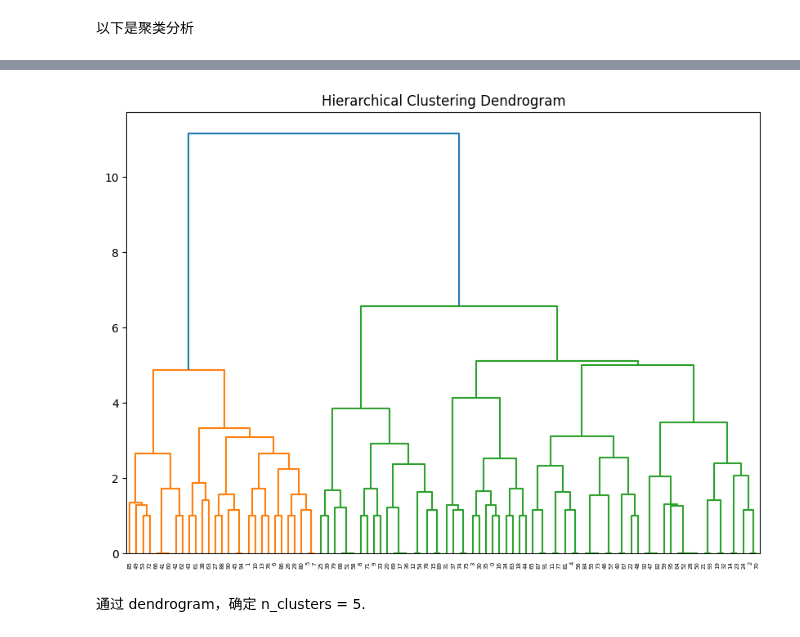
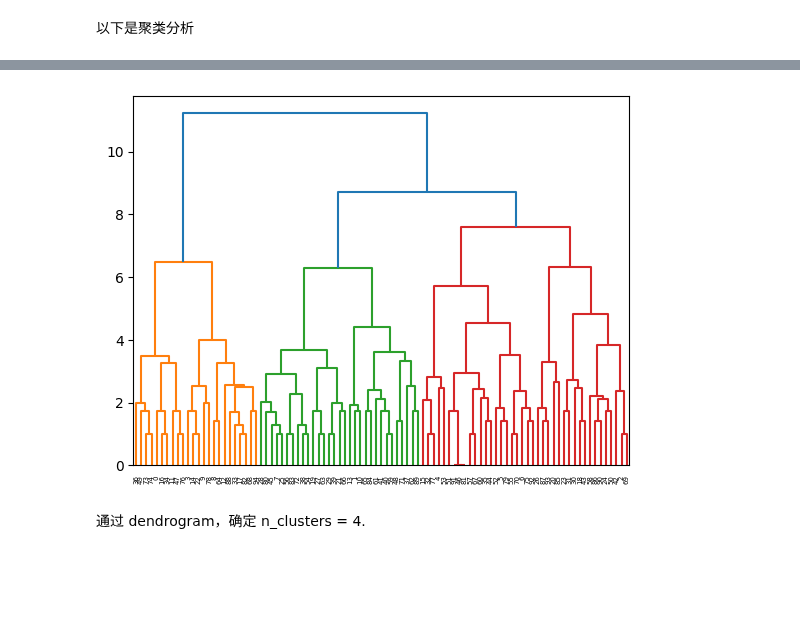
Before and after one commit to lilai3552/Market-Research-Social-Influencer, a Jupyter notebook: cluster.ipynb, the cells around one changed output, grey strips where cells are left out. Drawn from its saved outputs; the diff is of its cells as text; code cells hidden in the pictures; blank space fills up the shorter version.

```diff
--- a/cluster.ipynb
+++ b/cluster.ipynb
@@ -201,18 +242,10 @@ Index(['Demo_Education', 'Demo_Income', 'Demo_Gender', 'Influence_follow',
-# %%
-from scipy.cluster.hierarchy import linkage, dendrogram
-from matplotlib import pyplot as plt
-
-cluster_variables = pd.DataFrame()
-
-cluster_variables = df_cluster.iloc[:, [0,1,2,3,8,9]]
-
-links = linkage(cluster_variables, 'ward')
-
-plt.figure(figsize=(10,7))
-dendrogram(links)
-plt.title('Hierarchical Clustering Dendrogram')
-plt.show()
-# %% [output]
-[figure, removed]
+# %%
+from scipy.cluster.hierarchy import linkage, dendrogram, fcluster
+from matplotlib import pyplot as plt
+
+links = linkage(df_clustering, 'ward')
+dendro = dendrogram(links)
+# %% [output]
+[figure, added]
 # %% [markdown]
-通过 dendrogram，确定 n_clusters = 5.
+通过 dendrogram，确定 n_clusters = 4.
```
Also changed, not shown: parts of 37 cells of this notebook.
